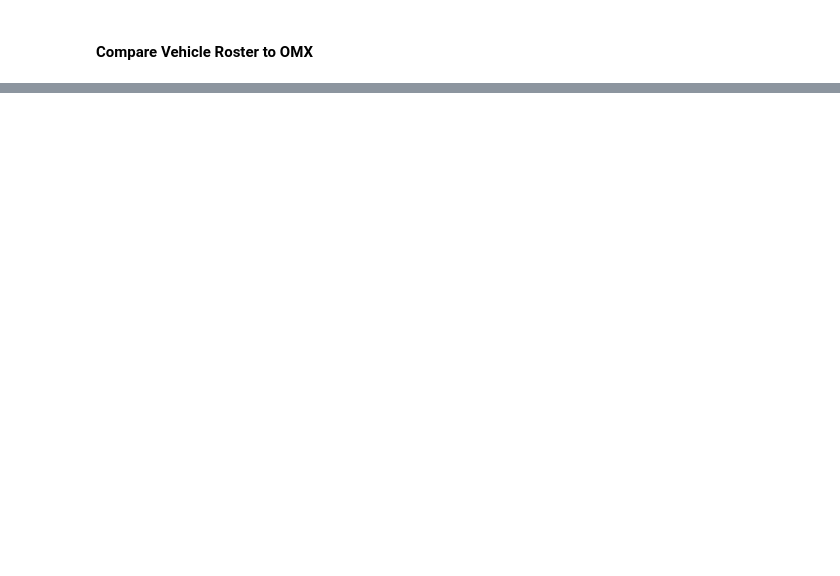
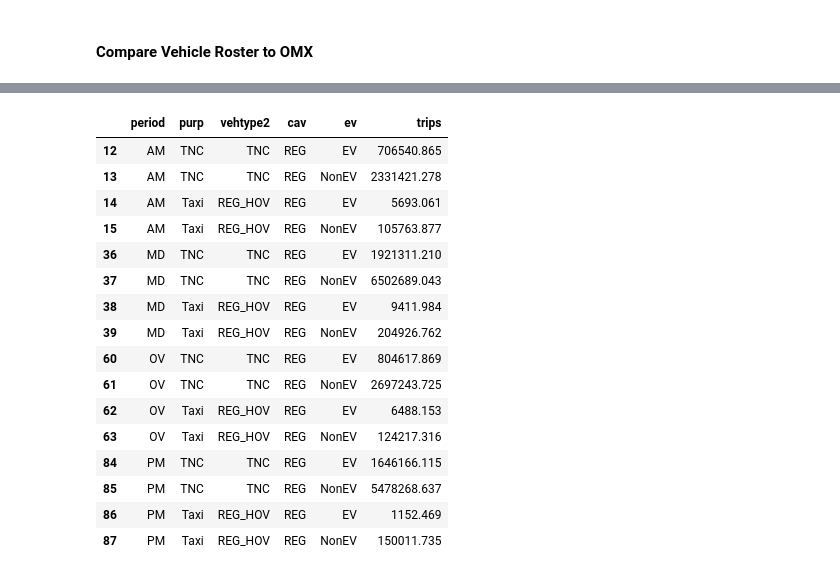
Before and after one commit to xys234/Work, a Jupyter notebook: notebooks/2019_05_30_Validate_Trip_Conversion.ipynb, the cells around one changed output, grey strips where cells are left out. Saved outputs shown, nothing was run; the diff lists cells and outputs as text; code cells hidden in the pictures; blank space fills up the shorter version.

```diff
--- a/notebooks/2019_05_30_Validate_Trip_Conversion.ipynb
+++ b/notebooks/2019_05_30_Validate_Trip_Conversion.ipynb
@@ -490,0 +699,20 @@ pd.DataFrame(list(itertools.product(periods, purposes, CAV, EV))).to_csv(os.path
+# %%
+summary_omx_gb.loc[summary_omx_gb.purp.isin(('TNC', 'Taxi'))]
+# %% [output]
+|  | period | purp | vehtype2 | cav | ev | trips |
+| 12 | AM | TNC | TNC | REG | EV | 706540.865 |
+| 13 | AM | TNC | TNC | REG | NonEV | 2331421.278 |
+| 14 | AM | Taxi | REG_HOV | REG | EV | 5693.061 |
+| 15 | AM | Taxi | REG_HOV | REG | NonEV | 105763.877 |
+| 36 | MD | TNC | TNC | REG | EV | 1921311.210 |
+| 37 | MD | TNC | TNC | REG | NonEV | 6502689.043 |
+| 38 | MD | Taxi | REG_HOV | REG | EV | 9411.984 |
+| 39 | MD | Taxi | REG_HOV | REG | NonEV | 204926.762 |
+| 60 | OV | TNC | TNC | REG | EV | 804617.869 |
+| 61 | OV | TNC | TNC | REG | NonEV | 2697243.725 |
+| 62 | OV | Taxi | REG_HOV | REG | EV | 6488.153 |
+| 63 | OV | Taxi | REG_HOV | REG | NonEV | 124217.316 |
+| 84 | PM | TNC | TNC | REG | EV | 1646166.115 |
+| 85 | PM | TNC | TNC | REG | NonEV | 5478268.637 |
+| 86 | PM | Taxi | REG_HOV | REG | EV | 1152.469 |
+| 87 | PM | Taxi | REG_HOV | REG | NonEV | 150011.735 |
```
Also changed, not shown: parts of 28 cells of this notebook, 6 other files.
